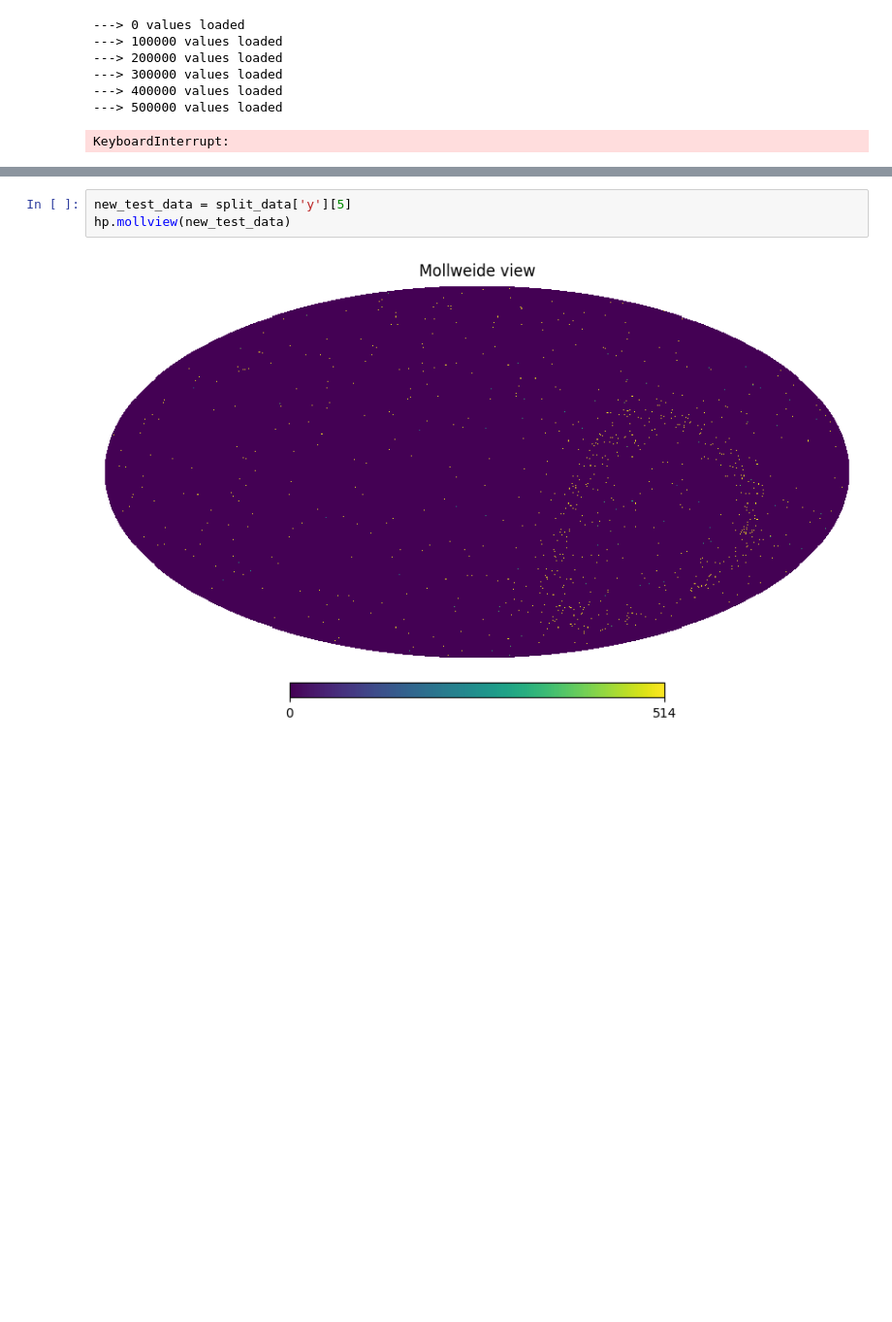
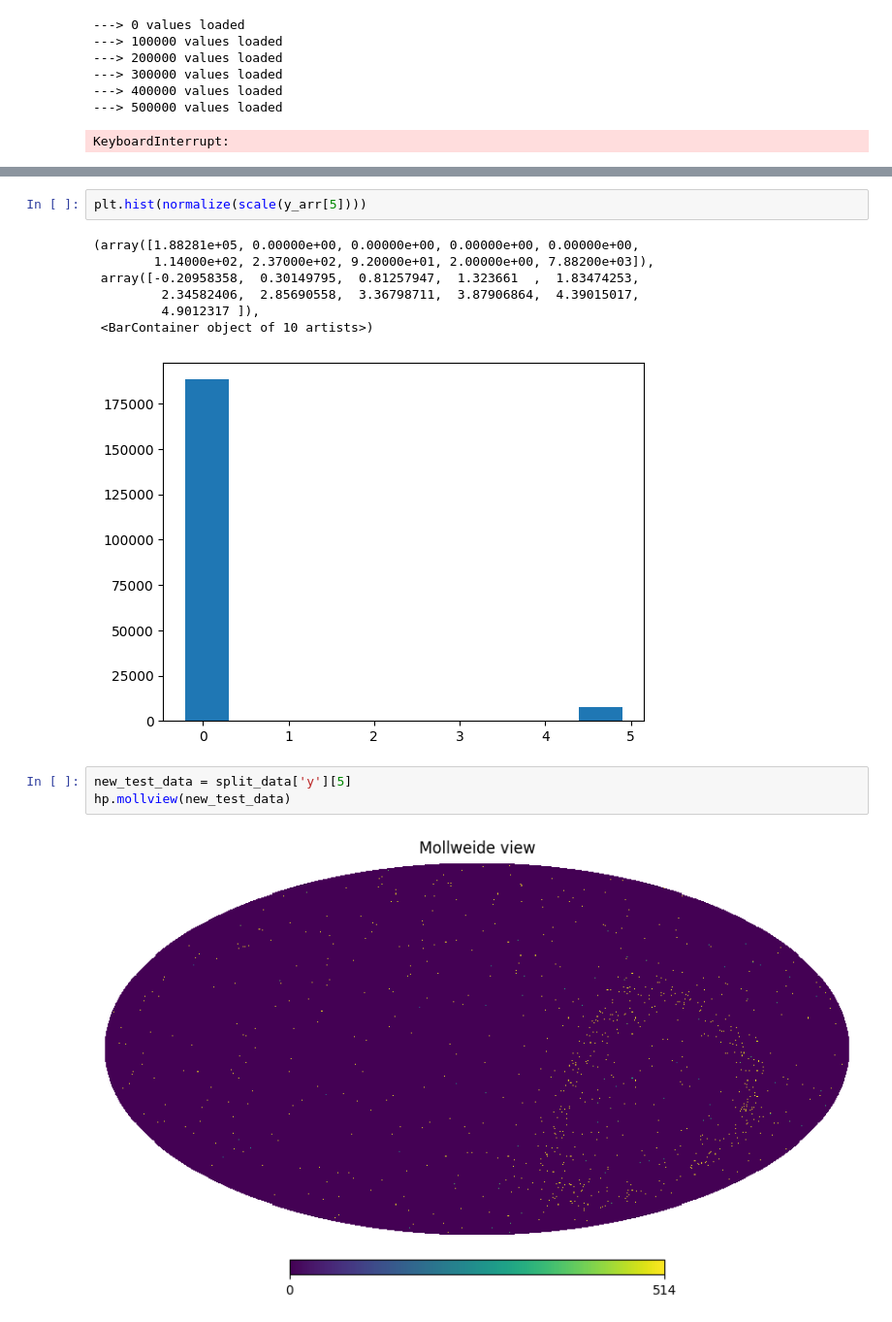
Before and after one commit to zoglauer/nn-response-approximation, a Jupyter notebook: src/notebooks/display_cross_sec.ipynb, the cells around one changed output, grey strips where cells are left out. Shown: that part at 97% size. Cells and saved outputs as stored; diff of their text form; blank space fills up the shorter version.

```diff
--- a/src/notebooks/display_cross_sec.ipynb
+++ b/src/notebooks/display_cross_sec.ipynb
@@ -152,3 +143,13 @@ KeyboardInterrupt:
+# %%
+plt.hist(normalize(scale(y_arr[5])))
+# %% [output]
+(array([1.88281e+05, 0.00000e+00, 0.00000e+00, 0.00000e+00, 0.00000e+00,
+        1.14000e+02, 2.37000e+02, 9.20000e+01, 2.00000e+00, 7.88200e+03]),
+ array([-0.20958358,  0.30149795,  0.81257947,  1.323661  ,  1.83474253,
+         2.34582406,  2.85690558,  3.36798711,  3.87906864,  4.39015017,
+         4.9012317 ]),
+ <BarContainer object of 10 artists>)
+[figure, added]
 # %%
 new_test_data = split_data['y'][5]
 hp.mollview(new_test_data)
```
Also changed, not shown: parts of 4 cells of this notebook, 10 other files.
